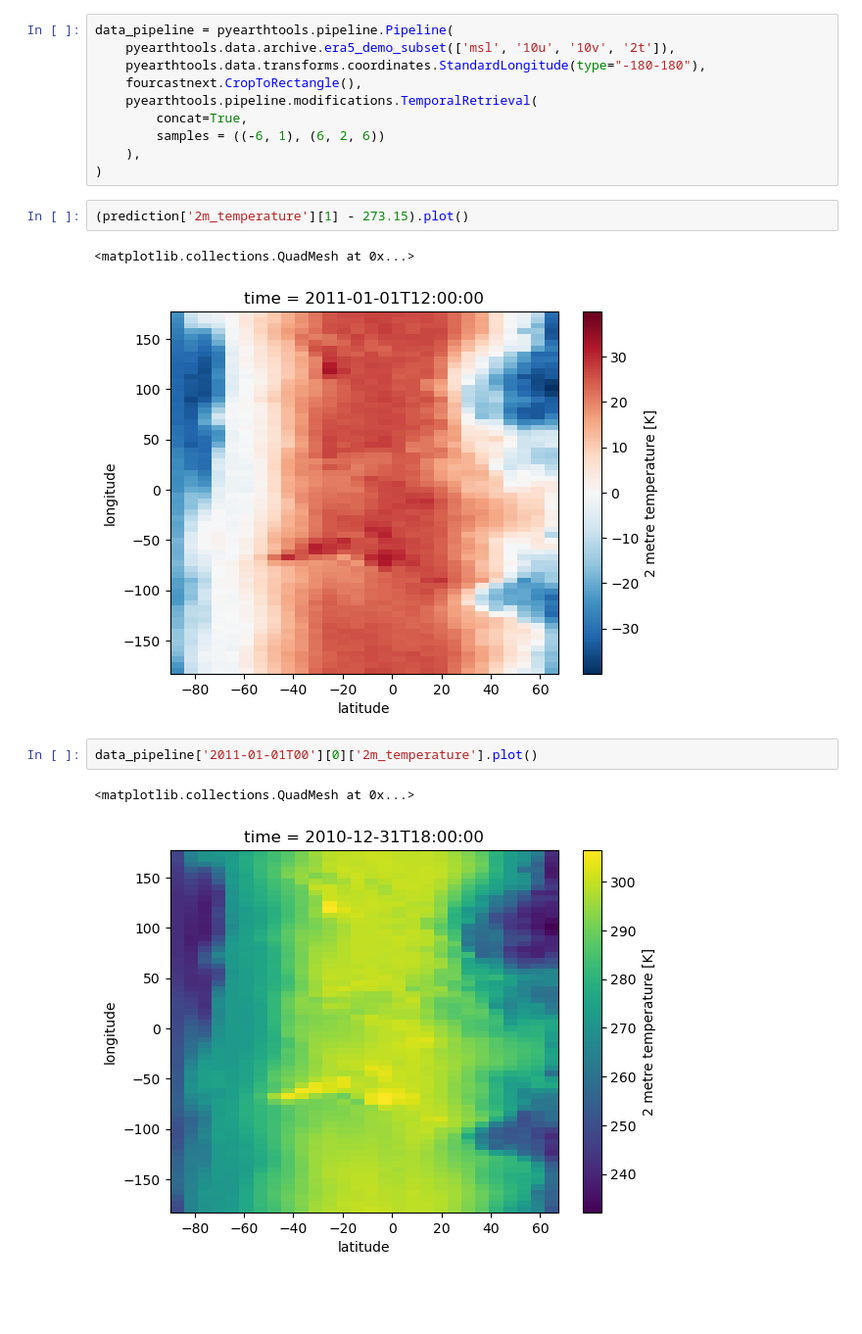
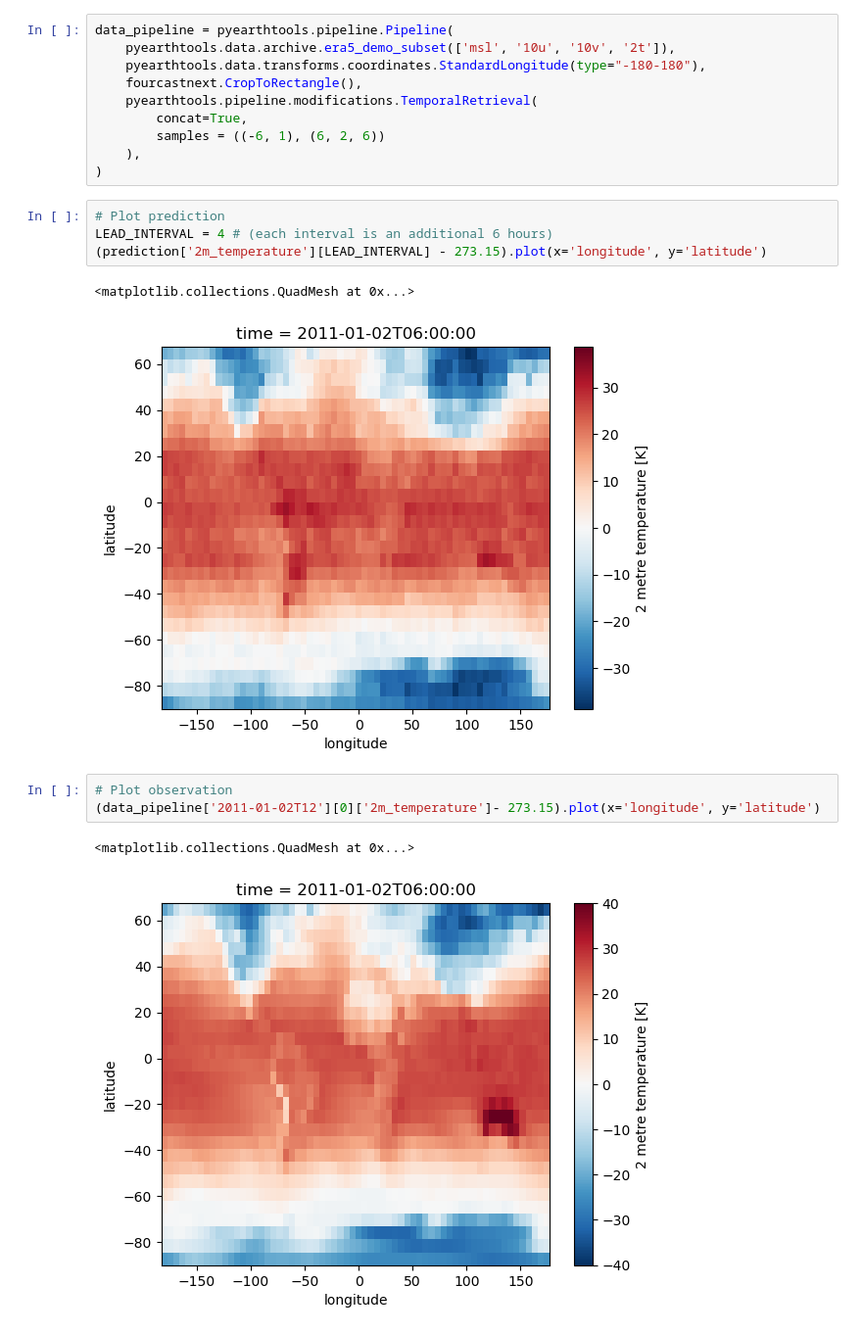
Before and after one commit to ACCESS-Community-Hub/PyEarthTools, a Jupyter notebook: notebooks/tutorial/FourCastMini Demo.ipynb, the cells around one changed output. Shown: that part at 98% size. Drawn from its saved outputs; the diff is of its cells as text; blank space fills up the shorter version.

Commit message:
Update tutorial with fixed plotting and cells commented out for display purposes

```diff
--- a/notebooks/tutorial/FourCastMini Demo.ipynb
+++ b/notebooks/tutorial/FourCastMini Demo.ipynb
@@ -181,12 +165,15 @@ data_pipeline = pyearthtools.pipeline.Pipeline(
     ),
 )
 # %%
-(prediction['2m_temperature'][1] - 273.15).plot()
+# Plot prediction
+LEAD_INTERVAL = 4 # (each interval is an additional 6 hours)
+(prediction['2m_temperature'][LEAD_INTERVAL] - 273.15).plot(x='longitude', y='latitude')
 # %% [output]
 <matplotlib.collections.QuadMesh at 0x...>
-[figure, old version]
+[figure, new version]
 # %%
-data_pipeline['2011-01-01T00'][0]['2m_temperature'].plot()
+# Plot observation
+(data_pipeline['2011-01-02T12'][0]['2m_temperature']- 273.15).plot(x='longitude', y='latitude')
 # %% [output]
 <matplotlib.collections.QuadMesh at 0x...>
-[figure, old version]
+[figure, new version]
```
Also changed, not shown: parts of 2 cells of this notebook.
